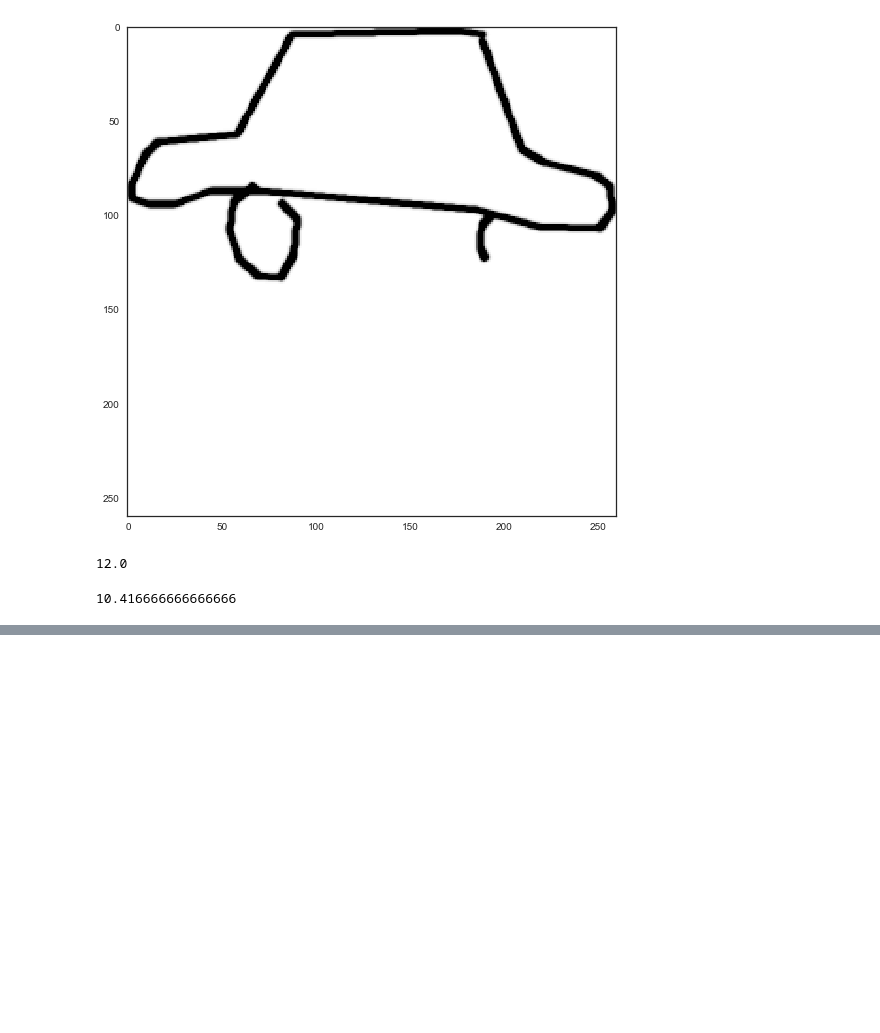
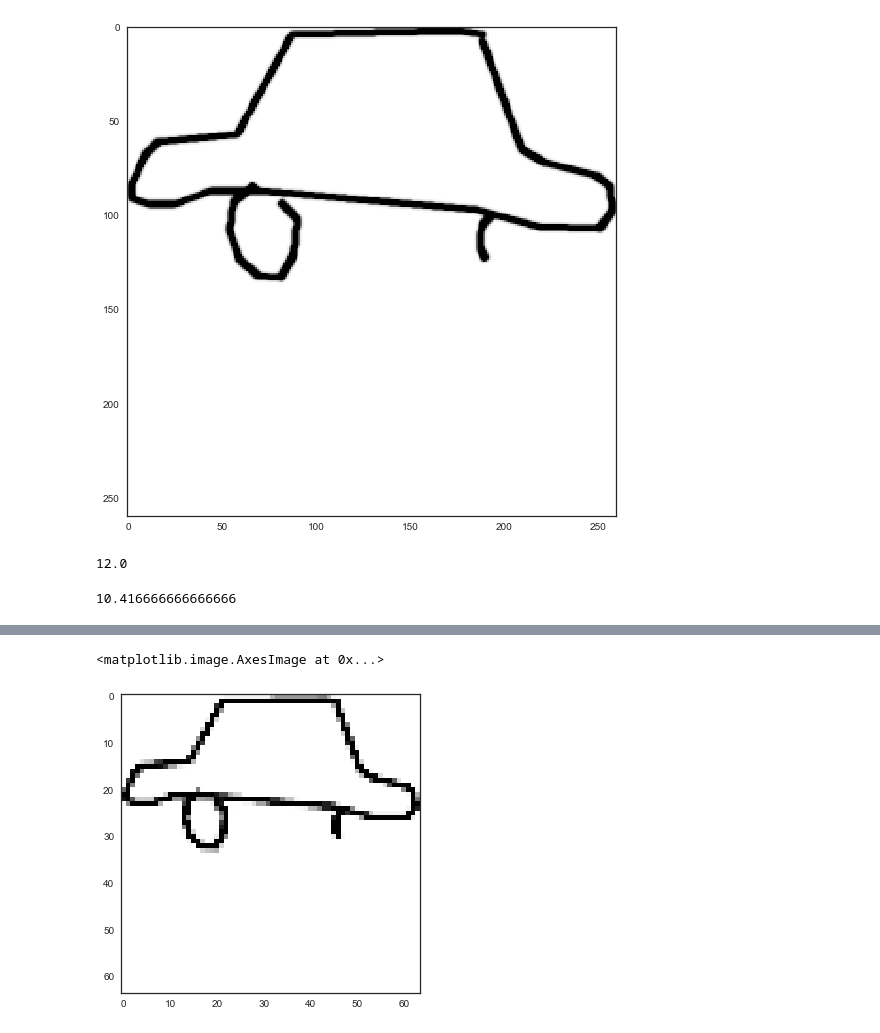
Before and after one commit to DenisCB/doodle_recognition, a Jupyter notebook: ML/strokes_to_bitmap.ipynb, the cells around one changed output, grey strips where cells are left out. Saved outputs shown, nothing was run; the diff lists cells and outputs as text; code cells hidden in the pictures; blank space fills up the shorter version.

```diff
--- a/ML/strokes_to_bitmap.ipynb
+++ b/ML/strokes_to_bitmap.ipynb
@@ -69,7 +69,7 @@ drawings[0]
  'recognized': 1,
  'timestamp': 1488334911}
 # %%
-def drawing2array(drawing):
+def im2arr(drawing):
     # Original images are 255x255, add extra 2.5 to each edge.
     im = PIL.Image.new(mode='L', size=(260, 260))
     draw = PIL.ImageDraw.Draw(im)
@@ -94,7 +94,7 @@ def drawing2array(drawing):
     im = im.clip(0, int(im.max()/3))
     return im
 
-im = drawing2array(drawings[0]['image'])
+im = im2arr(drawings[0]['image'])
 plt.figure(figsize=(9,9))
 plt.imshow(im);
 # %% [output]
@@ -109,7 +109,7 @@ speed = 16000 / 12
 # %% [output]
 10.416666666666666
 # %%
-def drawing2array(drawing):
+def im2arr(drawing):
     # Original images are 255x255, add extra 2.5 to each edge.
     im = PIL.Image.new(mode='L', size=(260, 260))
     draw = PIL.ImageDraw.Draw(im)
@@ -127,4 +127,4 @@ def drawing2array(drawing):
     return im.clip(0, int(im.max()/2))
 
 
-%timeit drawing2array(drawings[0]['image'])
+#%timeit im2arr(drawings[0]['image'])
@@ -132,0 +131,32 @@ def drawing2array(drawing):
+# %%
+def im2arr(drawing):
+    px = 64
+    # Original images are 255x255, add extra 5 to each edge.
+    im = PIL.Image.new(mode='L', size=(260, 260))
+    draw = PIL.ImageDraw.Draw(im)
+
+    # Shift the strokes from edges by 5 pixels, convert them to valid format.
+    for stroke in drawing:
+        stroke_shifted = list(map(lambda x: tuple([i+2.5 for i in x]),
+                                  tuple(zip(stroke[0], stroke[1])))
+                             )
+        draw.line(stroke_shifted, fill=255, width=3)
+
+    # Crop and resize.
+    bbox = PIL.Image.eval(im, lambda x: 255-x).getbbox()
+    bbox = (bbox[0]-2, bbox[1]-2, bbox[2]+2, bbox[3]+2)
+    im = im.crop(bbox).resize((px, px), resample=3)
+    im = np.array(im)
+
+    # Clip max values to make lines less blury.
+    return im.clip(0, im.max()/3)
+
+
+
+
+#%timeit im2arr(drawings[0]['image'])
+
+plt.imshow(im2arr(drawings[0]['image']))
+# %% [output]
+<matplotlib.image.AxesImage at 0x...>
+[figure, added]
```
Also changed, not shown: parts of 5 cells of this notebook, 5 other files.
